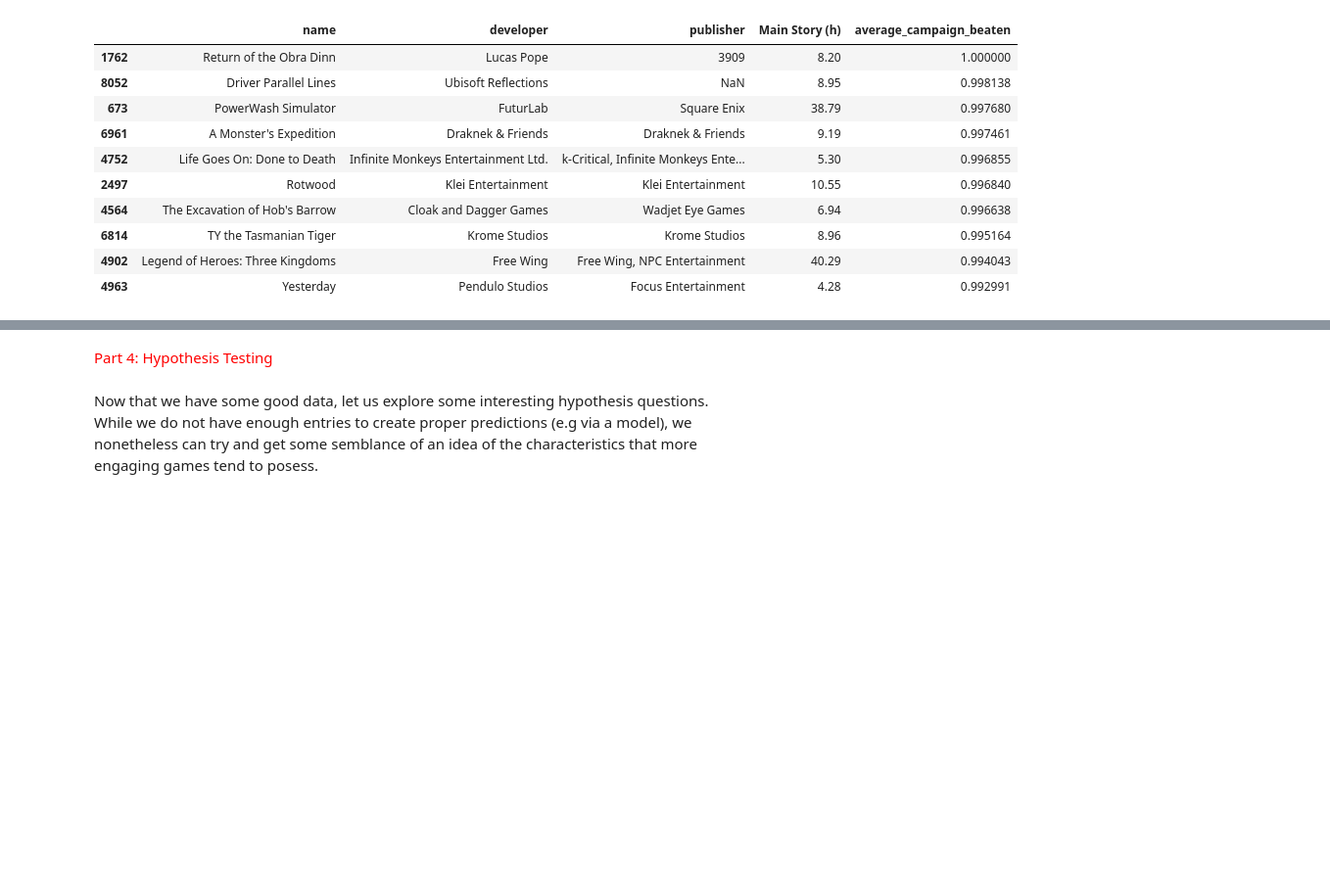
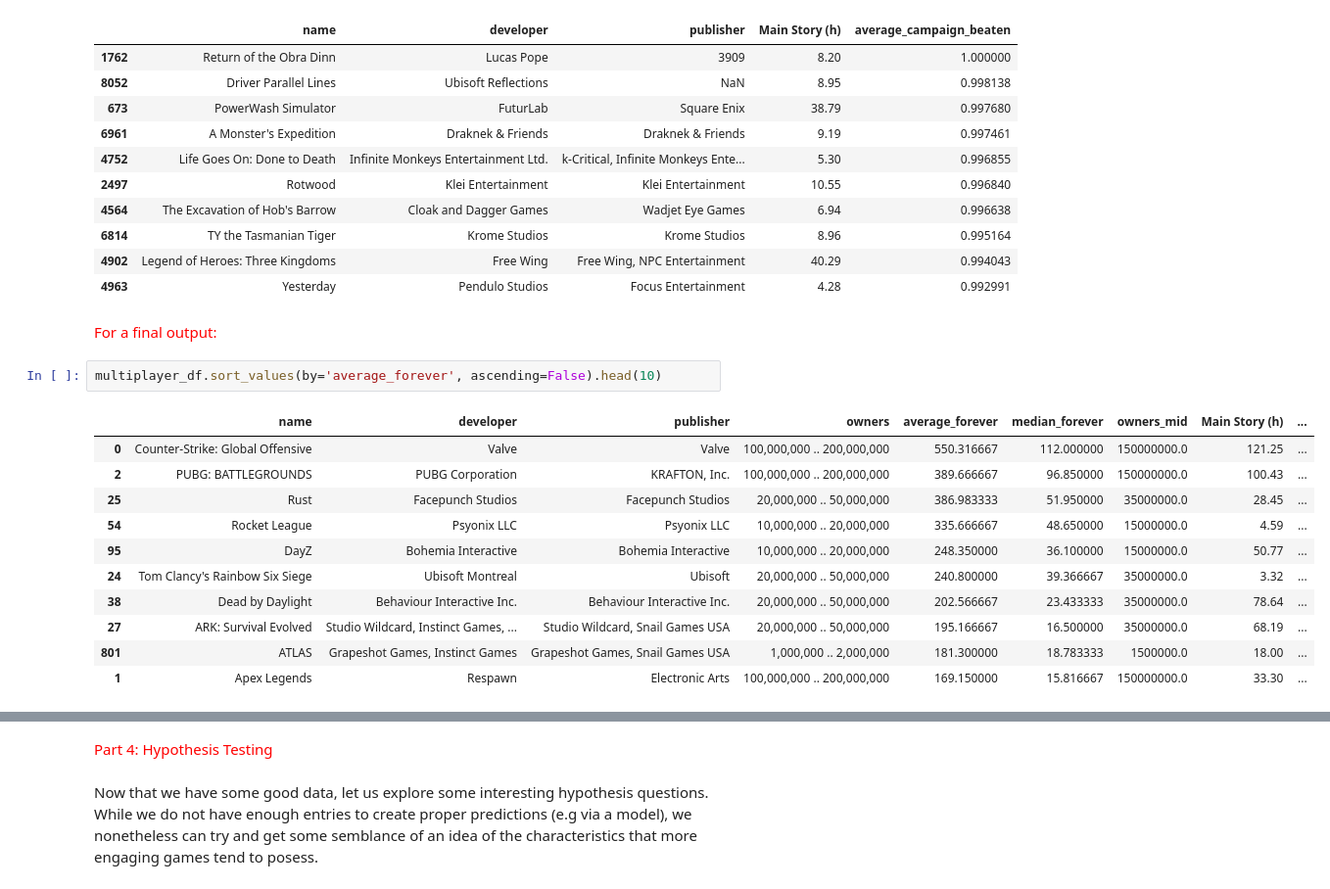
Before and after one commit to AbdullahMushtaq27100324/Data-Science-Course-Project, a Jupyter notebook: Games.ipynb, the cells around one changed output, grey strips where cells are left out. Shown at 98% size. Cells and saved outputs as stored; diff of their text form; blank space fills up the shorter version.

```diff
--- a/Games.ipynb
+++ b/Games.ipynb
@@ -638,3 +639,19 @@ short_campaign_single_player_df.sort_values(by='average_campaign_beaten',ascendi
 | 6814 | TY the Tasmanian Tiger | Krome Studios | Krome Studios | 8.96 | 0.995164 |
 | 4902 | Legend of Heroes: Three Kingdoms | Free Wing | Free Wing, NPC Entertainment | 40.29 | 0.994043 |
 | 4963 | Yesterday | Pendulo Studios | Focus Entertainment | 4.28 | 0.992991 |
+# %% [markdown]
+<span style='color: red'>For a final output:</span>
+# %%
+multiplayer_df.sort_values(by='average_forever', ascending=False).head(10)
+# %% [output]
+|  | name | developer | publisher | owners | average_forever | median_forever | owners_mid | Main Story (h) | ... |
+| 0 | Counter-Strike: Global Offensive | Valve | Valve | 100,000,000 .. 200,000,000 | 550.316667 | 112.000000 | 150000000.0 | 121.25 | ... |
+| 2 | PUBG: BATTLEGROUNDS | PUBG Corporation | KRAFTON, Inc. | 100,000,000 .. 200,000,000 | 389.666667 | 96.850000 | 150000000.0 | 100.43 | ... |
+| 25 | Rust | Facepunch Studios | Facepunch Studios | 20,000,000 .. 50,000,000 | 386.983333 | 51.950000 | 35000000.0 | 28.45 | ... |
+| 54 | Rocket League | Psyonix LLC | Psyonix LLC | 10,000,000 .. 20,000,000 | 335.666667 | 48.650000 | 15000000.0 | 4.59 | ... |
+| 95 | DayZ | Bohemia Interactive | Bohemia Interactive | 10,000,000 .. 20,000,000 | 248.350000 | 36.100000 | 15000000.0 | 50.77 | ... |
+| 24 | Tom Clancy's Rainbow Six Siege | Ubisoft Montreal | Ubisoft | 20,000,000 .. 50,000,000 | 240.800000 | 39.366667 | 35000000.0 | 3.32 | ... |
+| 38 | Dead by Daylight | Behaviour Interactive Inc. | Behaviour Interactive Inc. | 20,000,000 .. 50,000,000 | 202.566667 | 23.433333 | 35000000.0 | 78.64 | ... |
+| 27 | ARK: Survival Evolved | Studio Wildcard, Instinct Games, ... | Studio Wildcard, Snail Games USA | 20,000,000 .. 50,000,000 | 195.166667 | 16.500000 | 35000000.0 | 68.19 | ... |
+| 801 | ATLAS | Grapeshot Games, Instinct Games | Grapeshot Games, Snail Games USA | 1,000,000 .. 2,000,000 | 181.300000 | 18.783333 | 1500000.0 | 18.00 | ... |
+| 1 | Apex Legends | Respawn | Electronic Arts | 100,000,000 .. 200,000,000 | 169.150000 | 15.816667 | 150000000.0 | 33.30 | ... |
```
Also changed, not shown: parts of 11 cells of this notebook, 2 other files.
